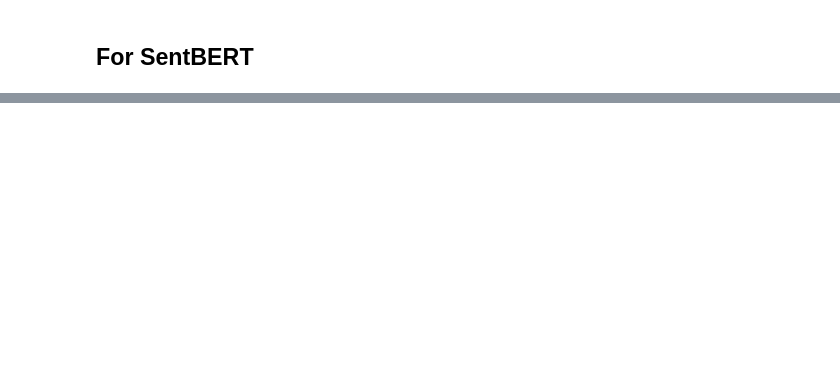
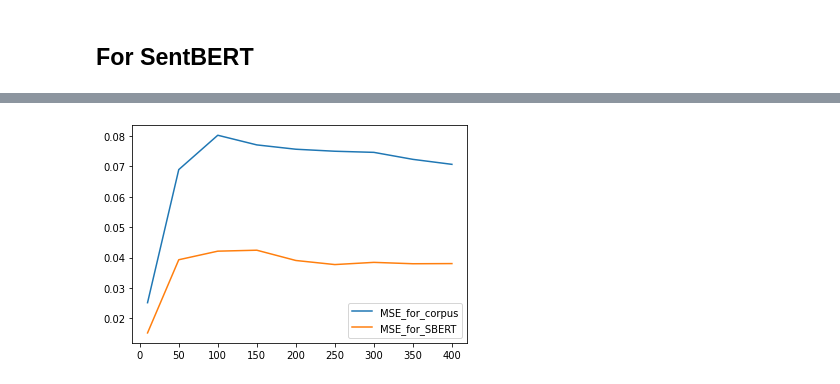
Before and after one commit to hrs2203/sent_sim_django, a Jupyter notebook: similarity_backend/user_component/comparision_engine/engine_comparison.ipynb, the cells around one changed output, grey strips where cells are left out. Drawn from its saved outputs; the diff is of its cells as text; code cells hidden in the pictures; blank space fills up the shorter version.

```diff
--- a/similarity_backend/user_component/comparision_engine/engine_comparison.ipynb
+++ b/similarity_backend/user_component/comparision_engine/engine_comparison.ipynb
@@ -77,0 +106,38 @@ MSE(sentbert_results)
+# %%
+input_size = [10, 50, 100, 150, 200, 250, 300, 350, 400]
+MSE_for_corpus = []
+diff_in_std_for_corpus = []
+time_for_corpus = []
+time_for_SBERT = []
+MSE_for_SBERT = []
+diff_in_std_for_SBERT = []
+
+total_size = 402
+
+print("---- for Corpuse Base Approach ------")
+
+time_start = time.time()
+corpus_results = []
+for ind , (comp, s1, s2) in enumerate(parsed_data[:total_size]):
+    if ind in input_size:
+        MSE_for_corpus.append( MSE(corpus_results) )
+        r,c = real_computed(corpus_results)
+        diff_in_std_for_corpus.append( abs( std_dev(r) - std_dev(c) ) )
+        time_for_corpus.append( time.time()-time_start )
+    if ind%10 == 0 : print(ind, end=".")
+    corpus_results.append([ float(comp)/5 , CorpusBasedComparision(s1,s2) ])
+
+
+print("\n---- for SBERT Approach ------")
+
+time_start = time.time()
+corpus_results = []
+for ind , (comp, s1, s2) in enumerate(parsed_data[:total_size]):
+    if ind in input_size:
+        MSE_for_SBERT.append( MSE(corpus_results) )
+        r,c = real_computed(corpus_results)
+        diff_in_std_for_SBERT.append( abs( std_dev(r) - std_dev(c) ) )
+        time_for_SBERT.append( time.time()-time_start )
+    if ind%10 == 0 : print(ind, end=".")
+    comp_val = MultiSentenceBertComparision( [ s1 ] , [s2] )[0][0]
+    corpus_results.append([ float(comp)/5 , comp_val ])
@@ -77,0 +181,7 @@ MSE(sentbert_results)
+# %%
+plt.plot( input_size , MSE_for_corpus,label="MSE_for_corpus")
+plt.plot( input_size , MSE_for_SBERT ,label="MSE_for_SBERT")
+plt.legend()
+plt.show()
+# %% [output]
+[figure, added]
```
Also changed, not shown: parts of 18 cells of this notebook.
